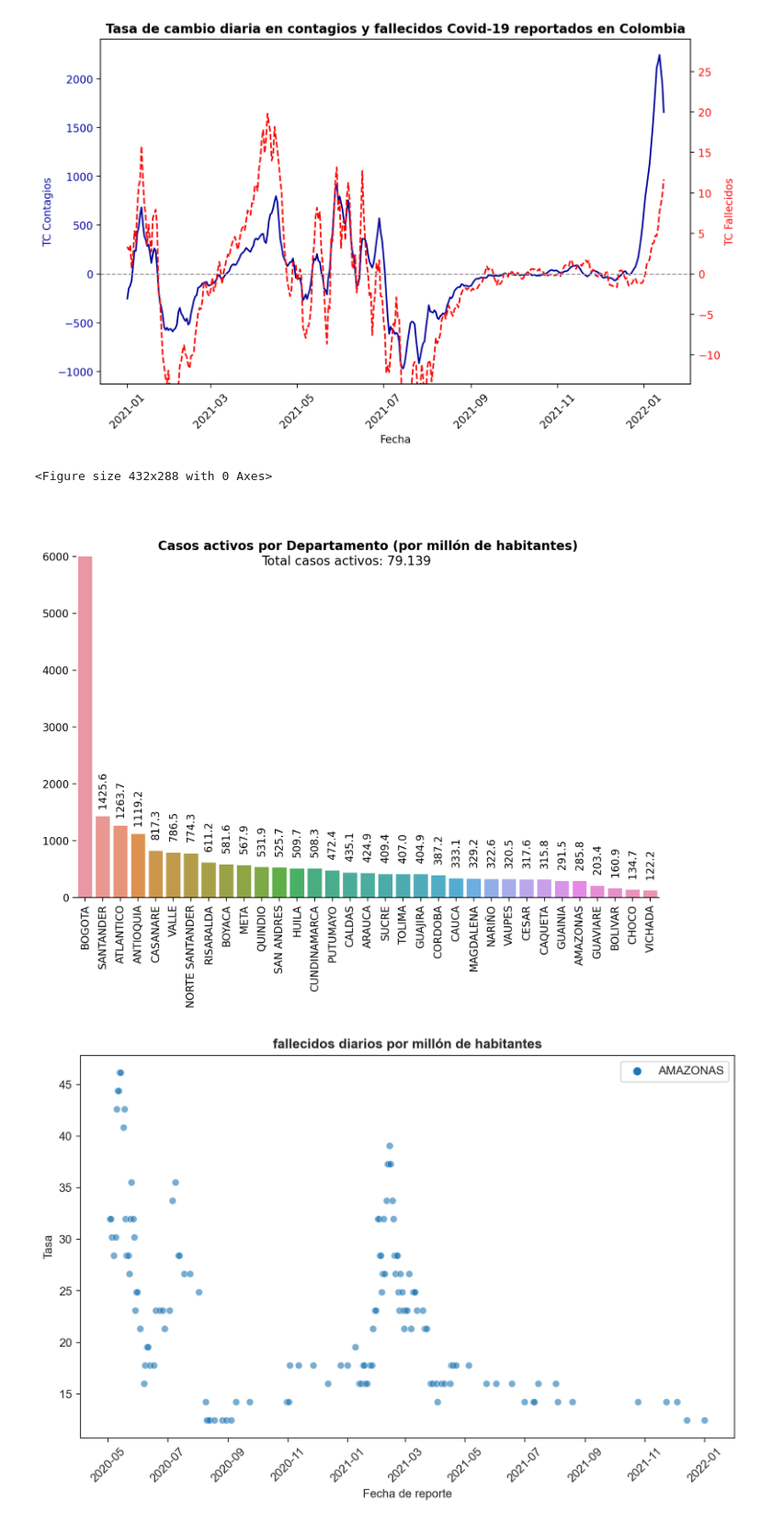
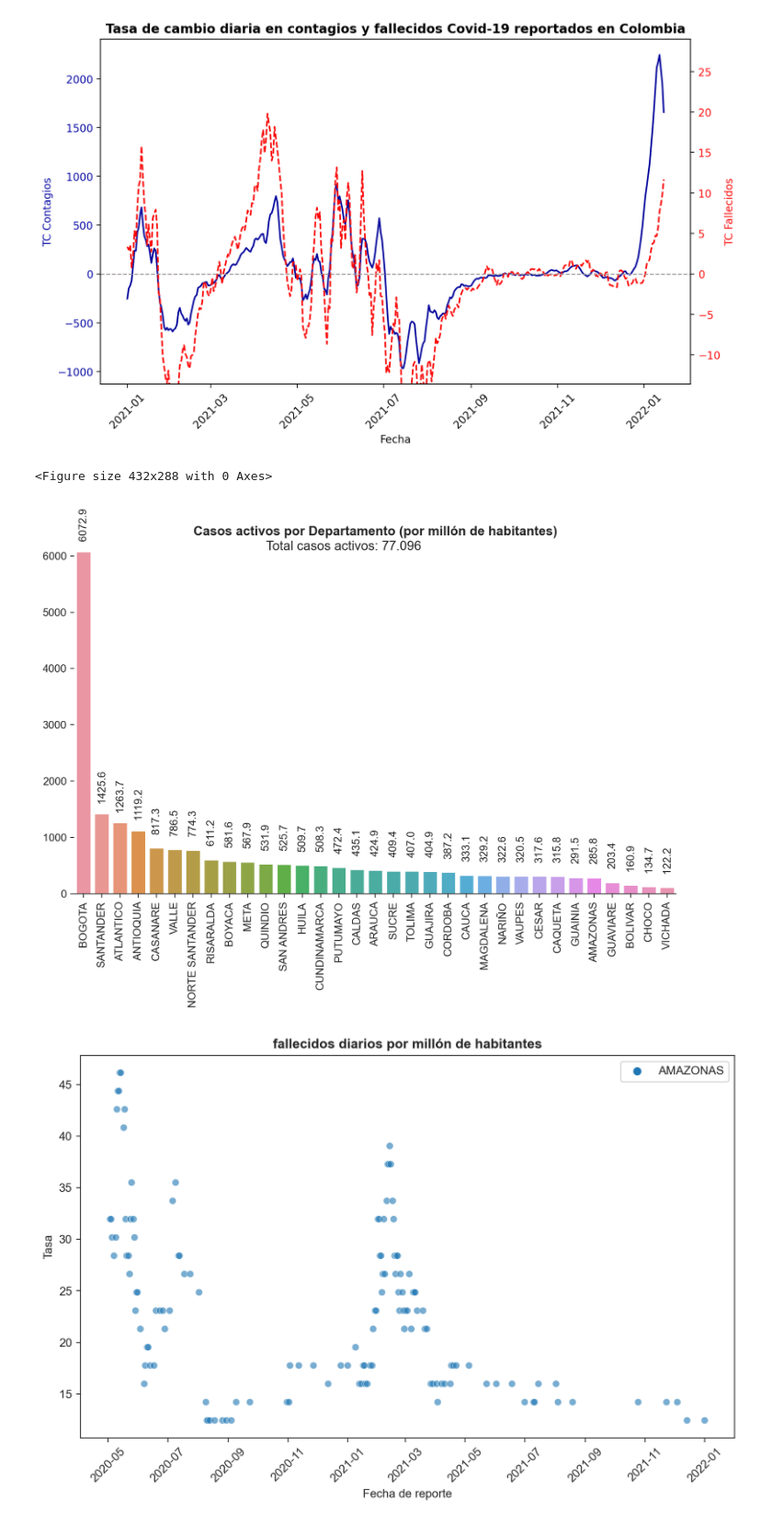
Before and after one commit to Nebiros96/Covid_Colombia_v09, a Jupyter notebook: Covid_data_socrata.ipynb, the cells around one changed output. Shown at 92% size. Saved outputs shown, nothing was run; the diff lists cells and outputs as text; code cells hidden in the pictures.

```diff
--- a/Covid_data_socrata.ipynb
+++ b/Covid_data_socrata.ipynb
@@ -302,36 +302,36 @@ for bar in dpr.patches:
     size=9, xytext=(15, 5), #inicialmente en (0,5)
     textcoords='offset points')
 # Ajustamos plot
 plt.ylim(50, 80)
 plt.xticks(rotation=45)
 plt.ylabel("Edad")
 plt.xlabel("Fecha reporte web")
 plt.title("Comportamiento en el promedio de edad de muerte Covid-19", fontweight="bold", fontsize=10)
 plt.clf()
 
 #%% Countplot casos activos
 plt.figure(figsize=(10,6), dpi=200)
 act_count = sns.barplot(x="departamento_nom", y="tasa", data=activos_tasa)
 act_count_mod = sns.despine(top=True, left=True)
 plt.title("Casos activos por Departamento (por millón de habitantes)", fontsize=12, fontweight="bold")
 plt.xticks(rotation=90, fontsize=10)
 plt.yticks(fontsize=10)
-plt.ylim(0,6000)
+plt.ylim(0,6250)
 plt.xlabel(None)
 plt.ylabel(None)
 
 for bar in act_count.patches:
     act_count.annotate(format(bar.get_height(), '.1f'),
                    (bar.get_x() + bar.get_width() / 2,
                    bar.get_height()), ha='center', va='center', rotation=90,
     size=10, xytext=(0, 25), #inicialmente en (0,5)
     textcoords='offset points')
 
-plt.annotate("Total casos activos: 79.139", xy=(10,5850), backgroundcolor="white", fontsize=12)
+plt.annotate("Total casos activos: 77.096", xy=(10,6100), backgroundcolor="white", fontsize=12)
 plt.show()
 # %% [output]
 <Figure size 432x288 with 0 Axes>
-[figure, old version]
+[figure, new version]
 # %%
 #%% Plot de casos por millón de habitantes
 plt.figure(figsize=(10,6), dpi=200)
```
